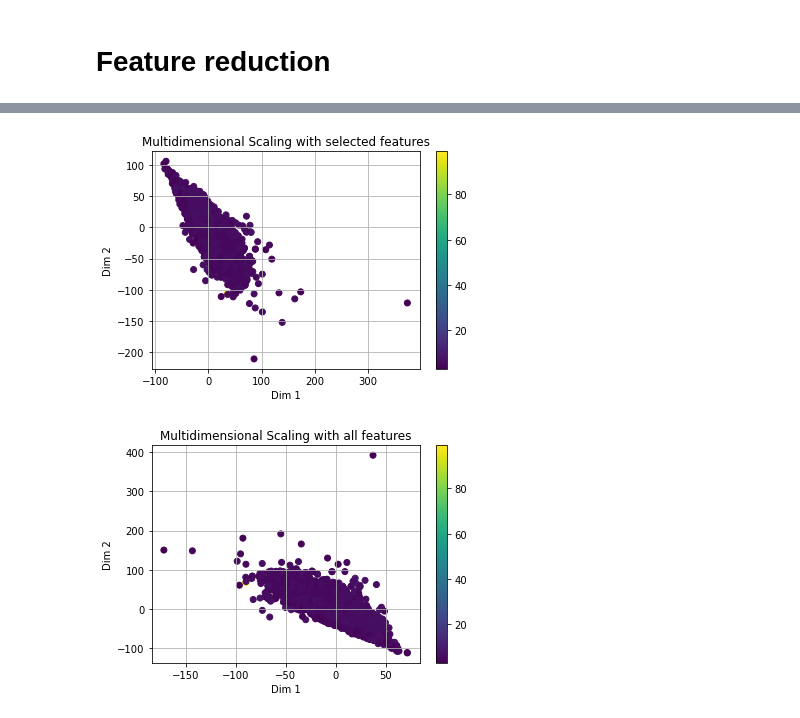
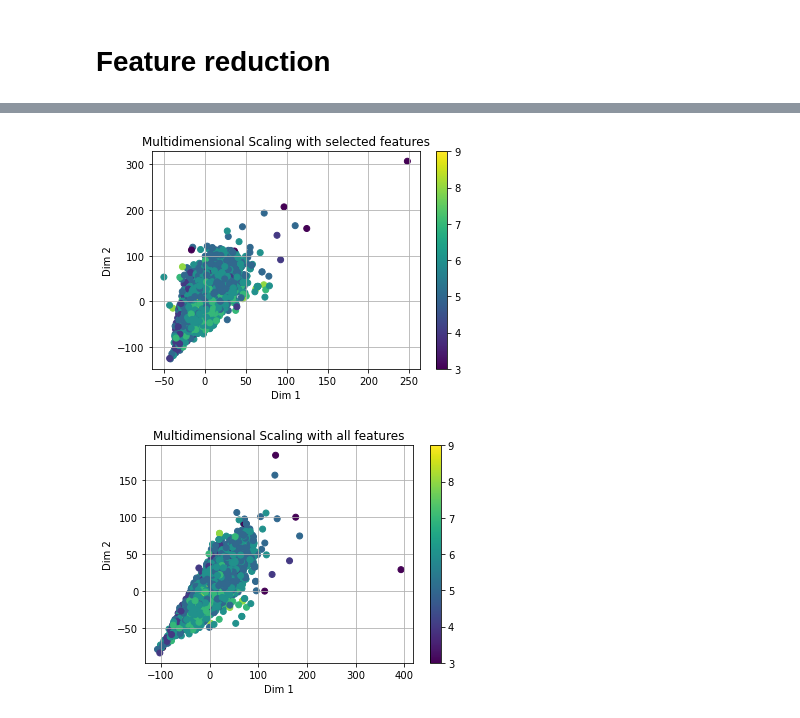
Before and after one commit to proohit/trends-in-ds-team1, a Jupyter notebook: data reduction tasks/white_wine_data_reduction.ipynb, the cells around one changed output, grey strips where cells are left out. Drawn from its saved outputs; the diff is of its cells as text; code cells hidden in the pictures.

Commit message:
Fixed MDS in white wine

```diff
--- a/data reduction tasks/white_wine_data_reduction.ipynb
+++ b/data reduction tasks/white_wine_data_reduction.ipynb
@@ -211,30 +223,30 @@ We work with a minimum information gain of 0.05
 # %%
 #Multidimensional scaling
 from sklearn.manifold import MDS
 import matplotlib.pyplot as plt
 selected_features = ['alcohol', 'density', 'total sulfur dioxide', 'chlorides', 'free sulfur dioxide', 'citric acid', 'volatile acidity']
 def visualize_MDS(data_transformed, label_transformed, title):
     #Create a matplot scatter plot visualizing the transformed data, indicating the target through color
     plt.scatter(data_transformed[:,0],data_transformed[:,1],c=label_transformed)
     plt.title(title)
     plt.xlabel('Dim 1')
     plt.ylabel('Dim 2')
     plt.grid()
     plt.colorbar()
     plt.show()
 
-x_selected = wine_white.dropna()[selected_features]
-x_all = wine_white.dropna().drop('ID', axis=1).drop('quality',axis=1)
-y = wine_white.dropna()['quality']
+x_selected = wine_white[wine_white['quality'] < 11].dropna()[selected_features]
+x_all = wine_white[wine_white['quality'] < 11].dropna().drop('ID', axis=1).drop('quality',axis=1)
+y = wine_white[wine_white['quality'] < 11].dropna()['quality']
 
 embedding_selected = MDS(n_components=2)
 embedding_all = MDS(n_components=2)
 data_trans_selected = embedding_all.fit_transform(x_selected)
 data_trans_all = embedding_all.fit_transform(x_all)
 label_trans= y
 
 visualize_MDS(data_trans_selected, label_trans, "Multidimensional Scaling with selected features")
 visualize_MDS(data_trans_all, label_trans, "Multidimensional Scaling with all features")
 # %% [output]
-[figure, old version]
+[figure, new version]
-[figure, old version]
+[figure, new version]
```
Also changed, not shown: parts of 2 cells of this notebook.
